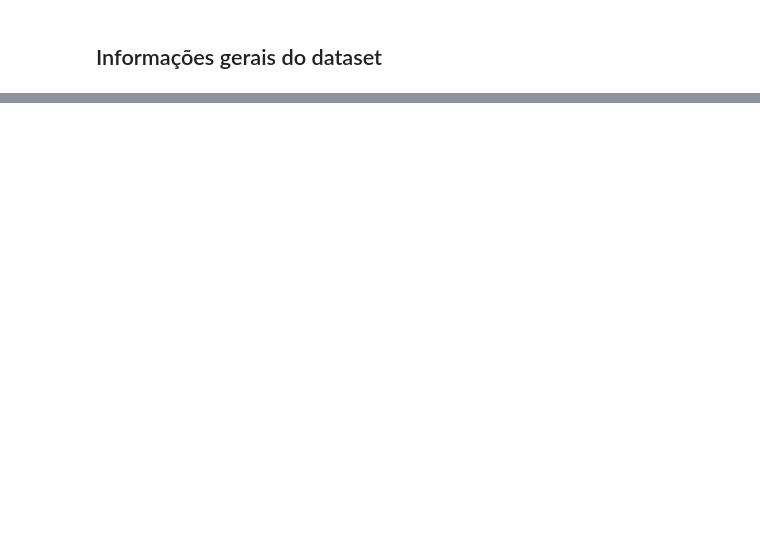
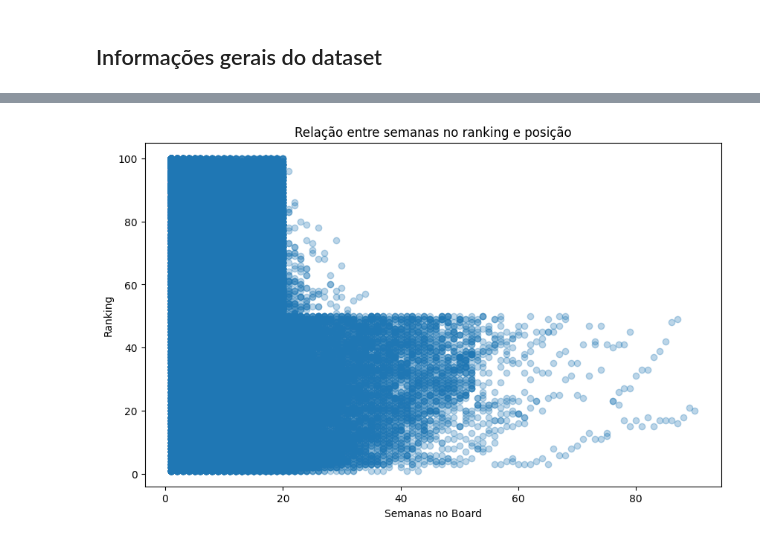
Before and after one commit to EnzoMagaldi/Trabalho_IA, a Jupyter notebook: trab_1.ipynb, the cells around one changed output, grey strips where cells are left out. Cells and saved outputs as stored; diff of their text form; code cells hidden in the pictures; blank space fills up the shorter version.

```diff
--- a/trab_1.ipynb
+++ b/trab_1.ipynb
@@ -50,0 +113,16 @@ charts.describe()
+# %%
+plt.figure(figsize=(10, 6))
+
+plt.scatter(
+    charts["Semanas no Board"],
+    charts["Ranking"],
+    alpha=0.3
+)
+
+plt.title("Relação entre semanas no ranking e posição")
+plt.xlabel("Semanas no Board")
+plt.ylabel("Ranking")
+
+plt.show()
+# %% [output]
+[figure, added]
```
Also changed, not shown: parts of 13 cells of this notebook.
